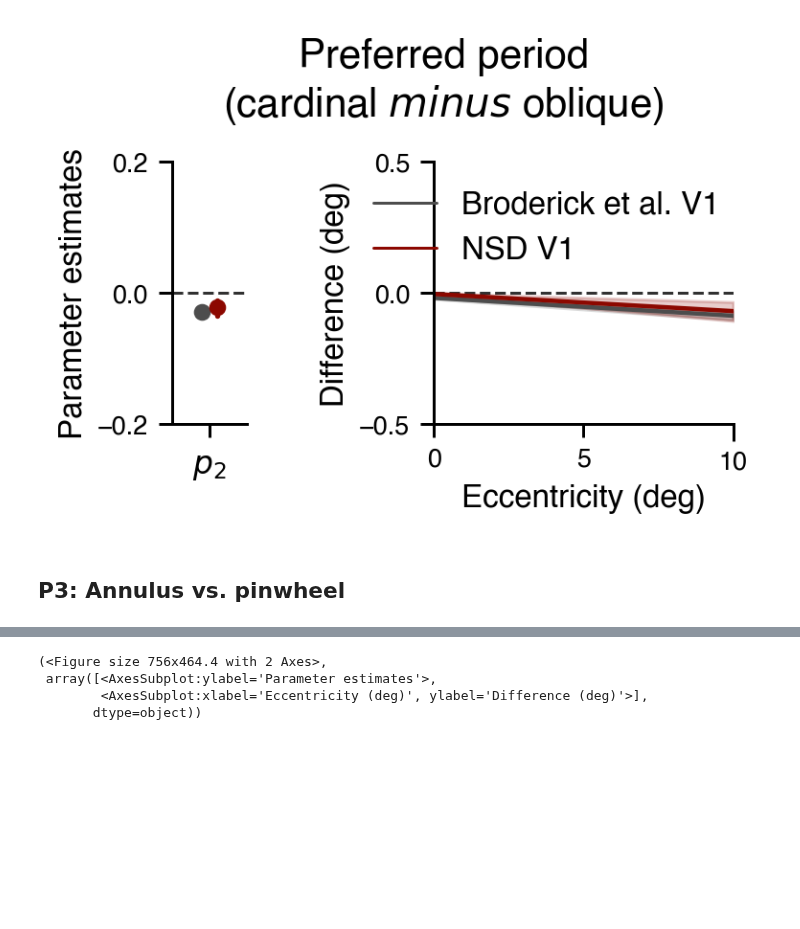
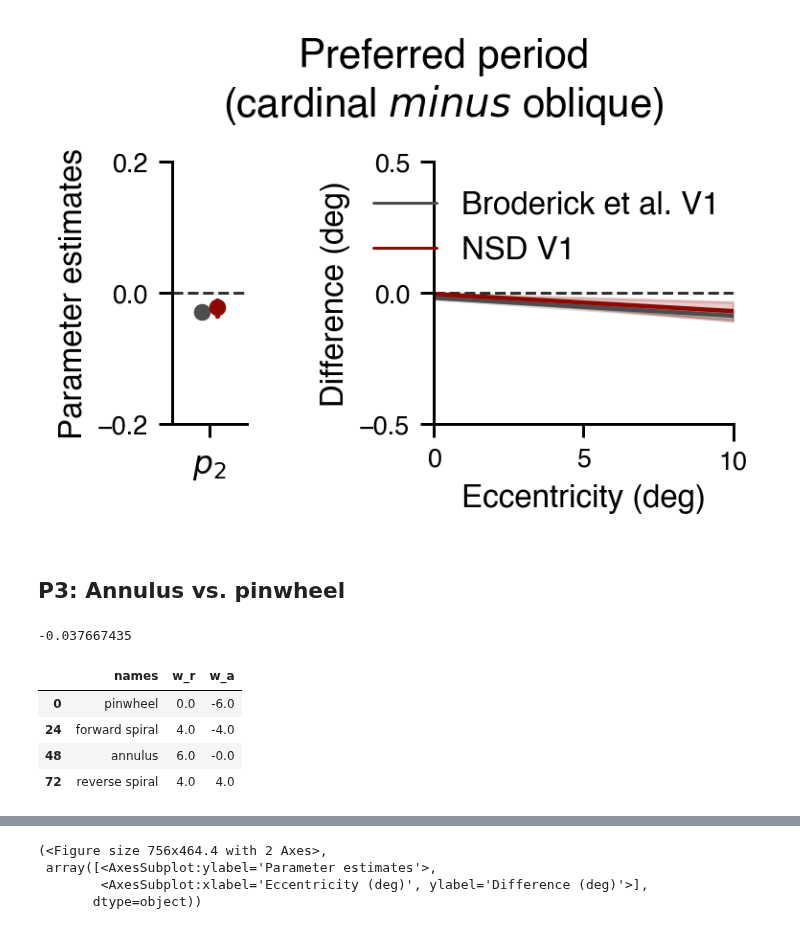
Before and after one commit to JiyeongHa/Spatial-Frequency-Preference_NSDsyn, a Jupyter notebook: notebooks/3.4-replication-plot-model-prediction.ipynb, the cells around one changed output, grey strips where cells are left out. Saved outputs shown, nothing was run; the diff lists cells and outputs as text; code cells hidden in the pictures; blank space fills up the shorter version.

```diff
--- a/notebooks/3.4-replication-plot-model-prediction.ipynb
+++ b/notebooks/3.4-replication-plot-model-prediction.ipynb
@@ -231,3 +238,24 @@ vis2D.plot_param_and_prediction(params_df=tmp, params=['p_2'],
 [figure]
 # %% [markdown]
 ## P3: Annulus vs. pinwheel
+# %%
+tmp.query('dset_type == "NSD V1"').p_3.mean()
+# %% [output]
+-0.037667435
+# %%
+stim_info='/Volumes/server/Projects/sfp_nsd/natural-scenes-dataset/nsdsyn_stim_description_corrected.csv'
+stim_info = vis2D.get_w_a_and_w_r_for_each_stim_class(stim_info)
+stim_info = vis2D.make_synthetic_dataframe_for_2D(stim_info,
+                                            [0,10], 2,
+                                            [0,180], 2,
+                                            'eccentricity', 'angle')
+merged_df['local_ori'] = calculate_local_orientation(stim_info['w_a'], stim_info['w_r'],
+                                                     retinotopic_angle=stim_info['angle'],
+                                                     angle_in_radians=True,
+                                                     sfstimuli=sfstimuli)
+# %% [output]
+|  | names | w_r | w_a |
+| 0 | pinwheel | 0.0 | -6.0 |
+| 24 | forward spiral | 4.0 | -4.0 |
+| 48 | annulus | 6.0 | -0.0 |
+| 72 | reverse spiral | 4.0 | 4.0 |
```
Also changed, not shown: parts of 5 cells of this notebook, 1 other file.
